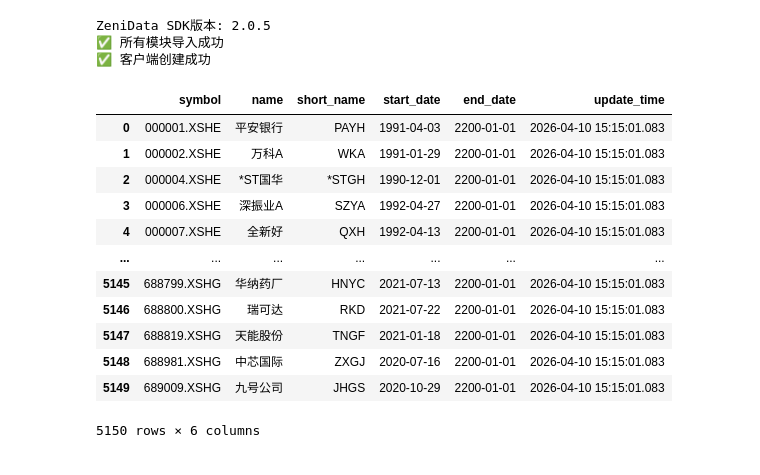
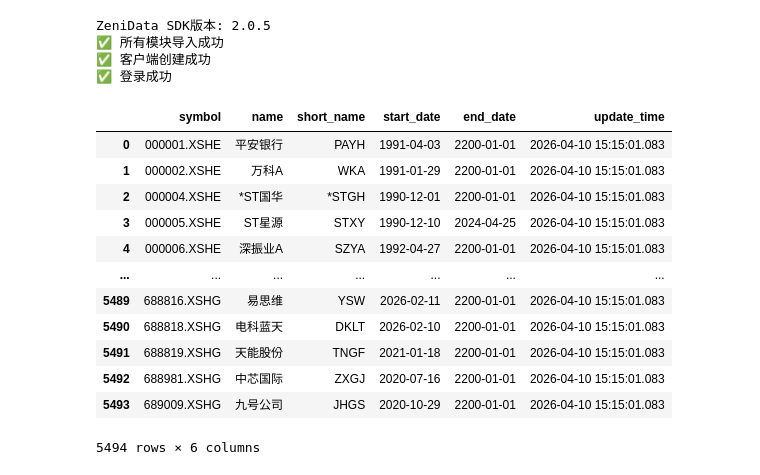
Before and after one commit to linerrrrrrr/Latitude_Alpha_Generator, a Jupyter notebook: testing_02.ipynb, the cells around one changed output. Drawn from its saved outputs; the diff is of its cells as text; code cells hidden in the pictures.

```diff
--- a/testing_02.ipynb
+++ b/testing_02.ipynb
@@ -7,6 +7,7 @@ import matplotlib.pyplot as plt
 import seaborn as sns
 import datetime
 import time
+import os
 
 # 检查版本
 print(f"ZeniData SDK版本: {zd.__version__}")
@@ -18,7 +19,16 @@ print("✅ 所有模块导入成功")
 # 创建客户端（测试基础功能）
 client = zd.Client()
 print("✅ 客户端创建成功")
+
+# 登录账号，初始化 client 对象
+client = zd.Client(
+    username = "3191883175@qq.com",
+    password = "Abc123456",
+    base_url = "http://192.168.1.100:8000"
+)
+print("✅ 登录成功")
 # %% [output]
 ZeniData SDK版本: 2.0.5
 ✅ 所有模块导入成功
 ✅ 客户端创建成功
+✅ 登录成功
@@ -31,16 +35,28 @@ client = zd.Client(
 # %%
-client.get_symbols_df(end_date = '2025-04-26')
+tmp_Dataset_path = rf"C:\Users\zy\Desktop\tmp_Dataset"          # 临时数据集路径
+cutoff_date = rf"2026-04-10"                                    # 截至日期
+
+cutoff_date_path = os.path.join(tmp_Dataset_path, cutoff_date)  # 临时数据集的 cutoff_date 路径
+os.makedirs(cutoff_date_path, exist_ok = True)
-# %% [output]
-|  | symbol | name | short_name | start_date | end_date | update_time |
-| 0 | 000001.XSHE | 平安银行 | PAYH | 1991-04-03 | 2200-01-01 | 2026-04-10 15:15:01.083 |
-| 1 | 000002.XSHE | 万科A | WKA | 1991-01-29 | 2200-01-01 | 2026-04-10 15:15:01.083 |
-| 2 | 000004.XSHE | *ST国华 | *STGH | 1990-12-01 | 2200-01-01 | 2026-04-10 15:15:01.083 |
-| 3 | 000006.XSHE | 深振业A | SZYA | 1992-04-27 | 2200-01-01 | 2026-04-10 15:15:01.083 |
-| 4 | 000007.XSHE | 全新好 | QXH | 1992-04-13 | 2200-01-01 | 2026-04-10 15:15:01.083 |
-| ... | ... | ... | ... | ... | ... | ... |
-| 5145 | 688799.XSHG | 华纳药厂 | HNYC | 2021-07-13 | 2200-01-01 | 2026-04-10 15:15:01.083 |
-| 5146 | 688800.XSHG | 瑞可达 | RKD | 2021-07-22 | 2200-01-01 | 2026-04-10 15:15:01.083 |
-| 5147 | 688819.XSHG | 天能股份 | TNGF | 2021-01-18 | 2200-01-01 | 2026-04-10 15:15:01.083 |
-| 5148 | 688981.XSHG | 中芯国际 | ZXGJ | 2020-07-16 | 2200-01-01 | 2026-04-10 15:15:01.083 |
-| 5149 | 689009.XSHG | 九号公司 | JHGS | 2020-10-29 | 2200-01-01 | 2026-04-10 15:15:01.083 |
-5150 rows × 6 columns
+# %%
+symbols_df_path = os.path.join(cutoff_date_path, rf"symbols.csv")   # 定义截止日期的股票列表路径
+if not os.path.exists(symbols_df_path):
+    symbols_df = client.get_symbols_df(end_date = cutoff_date)      # 如果路径为空，获取截止日期的股票列表
+    symbols_df.to_csv(symbols_df_path, index = False)               # 并保存
+
+symbols_df = pd.read_csv(symbols_df_path)                           # 定义股票列表 DataFrame 对象
+symbols_df
+# %% [output]
+|  | symbol | name | short_name | start_date | end_date | update_time |
+| 0 | 000001.XSHE | 平安银行 | PAYH | 1991-04-03 | 2200-01-01 | 2026-04-10 15:15:01.083 |
+| 1 | 000002.XSHE | 万科A | WKA | 1991-01-29 | 2200-01-01 | 2026-04-10 15:15:01.083 |
+| 2 | 000004.XSHE | *ST国华 | *STGH | 1990-12-01 | 2200-01-01 | 2026-04-10 15:15:01.083 |
+| 3 | 000005.XSHE | ST星源 | STXY | 1990-12-10 | 2024-04-25 | 2026-04-10 15:15:01.083 |
+| 4 | 000006.XSHE | 深振业A | SZYA | 1992-04-27 | 2200-01-01 | 2026-04-10 15:15:01.083 |
+| ... | ... | ... | ... | ... | ... | ... |
+| 5489 | 688816.XSHG | 易思维 | YSW | 2026-02-11 | 2200-01-01 | 2026-04-10 15:15:01.083 |
+| 5490 | 688818.XSHG | 电科蓝天 | DKLT | 2026-02-10 | 2200-01-01 | 2026-04-10 15:15:01.083 |
+| 5491 | 688819.XSHG | 天能股份 | TNGF | 2021-01-18 | 2200-01-01 | 2026-04-10 15:15:01.083 |
+| 5492 | 688981.XSHG | 中芯国际 | ZXGJ | 2020-07-16 | 2200-01-01 | 2026-04-10 15:15:01.083 |
+| 5493 | 689009.XSHG | 九号公司 | JHGS | 2020-10-29 | 2200-01-01 | 2026-04-10 15:15:01.083 |
+5494 rows × 6 columns
```
Also changed, not shown: parts of 3 cells of this notebook.
